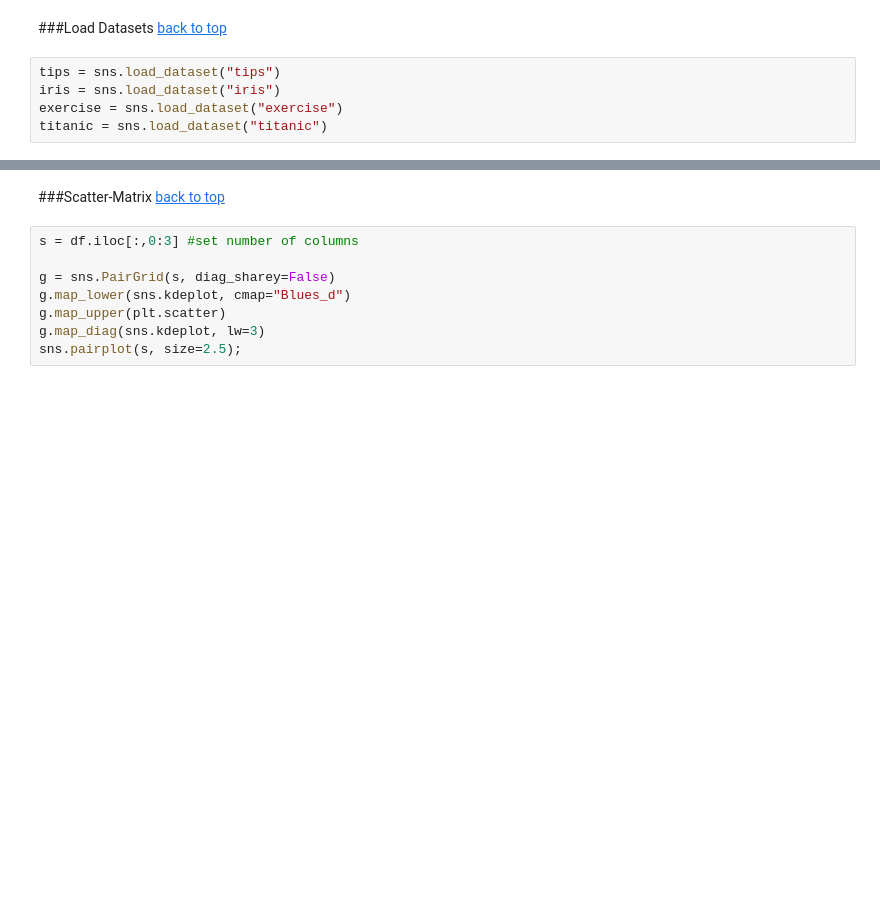
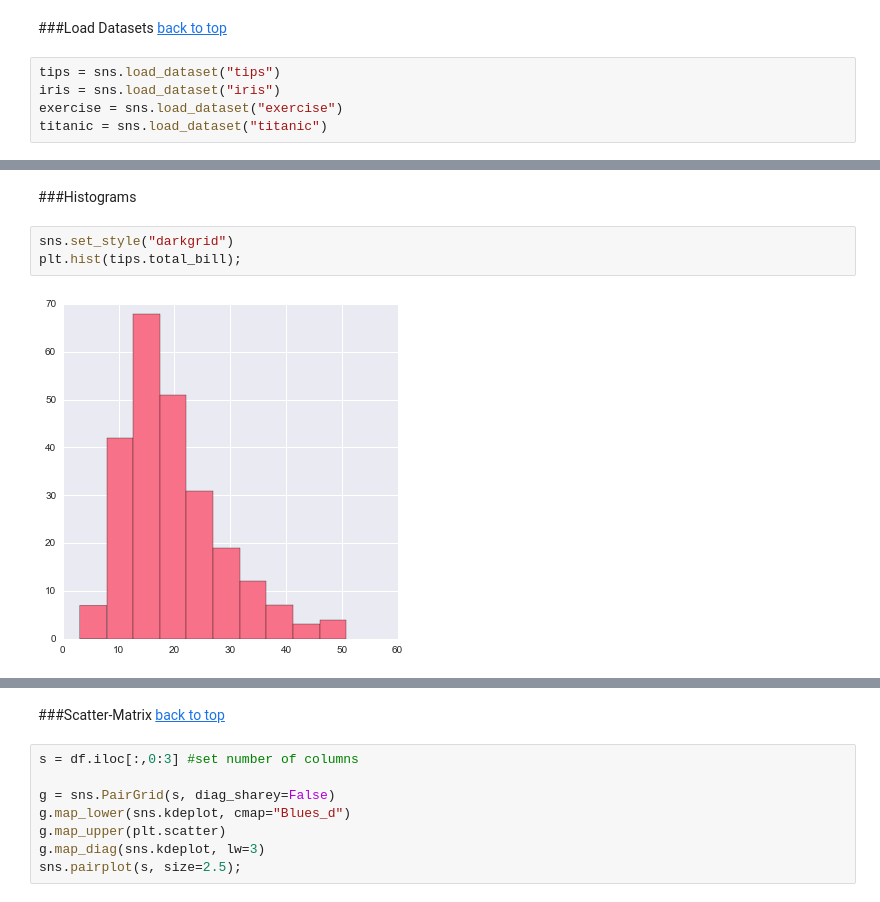
Before and after one commit to jthang/DataScienceLab, a Jupyter notebook: visualization.ipynb, the cells around one changed output, grey strips where cells are left out. Saved outputs shown, nothing was run; the diff lists cells and outputs as text; blank space fills up the shorter version.

```diff
--- a/visualization.ipynb
+++ b/visualization.ipynb
@@ -55,0 +138,7 @@ print titanic.head()
+# %% [markdown]
+###Histograms
+# %%
+sns.set_style("darkgrid")
+plt.hist(tips.total_bill);
+# %% [output]
+[figure, added]
```
Also changed, not shown: parts of 22 cells of this notebook.
